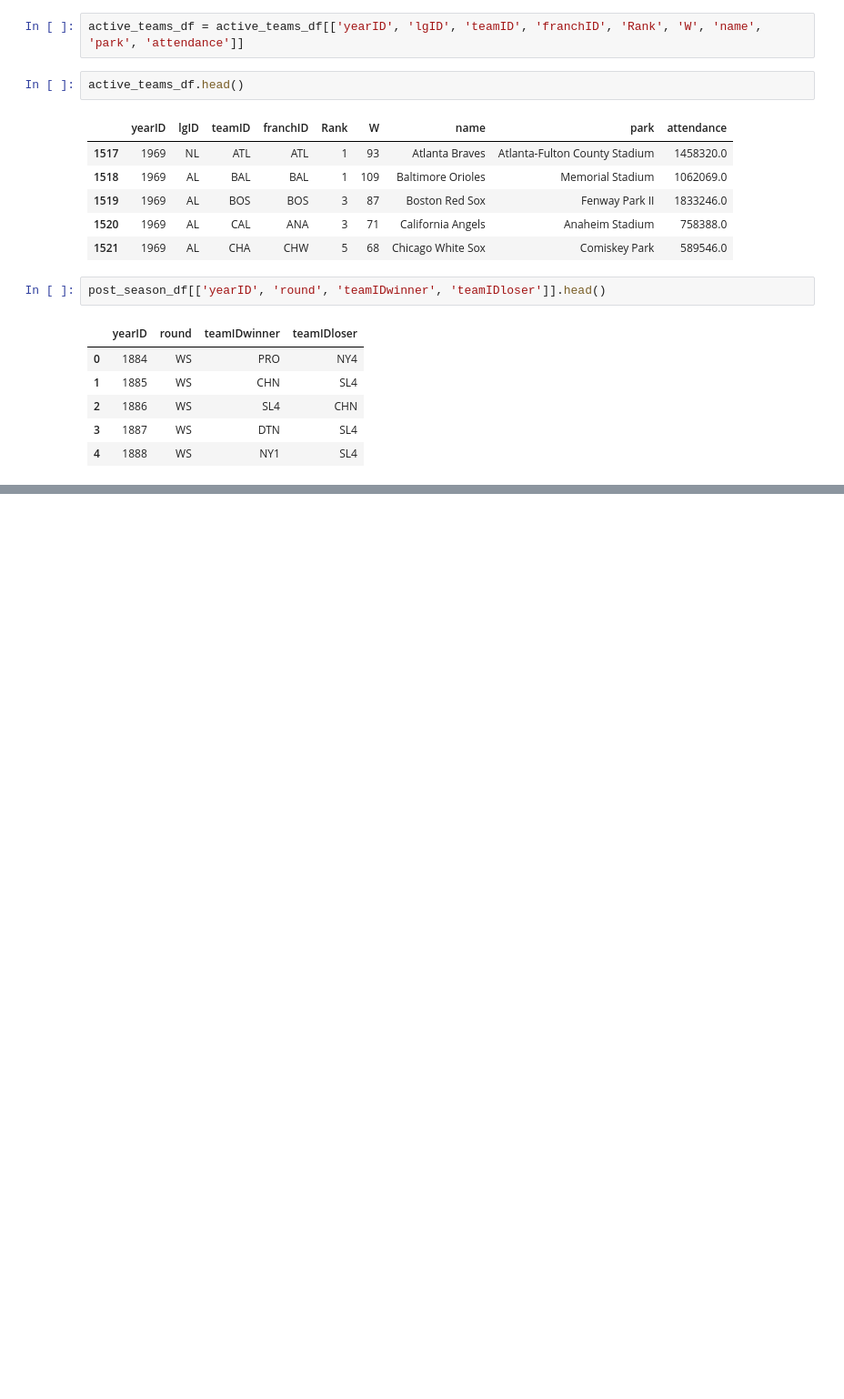
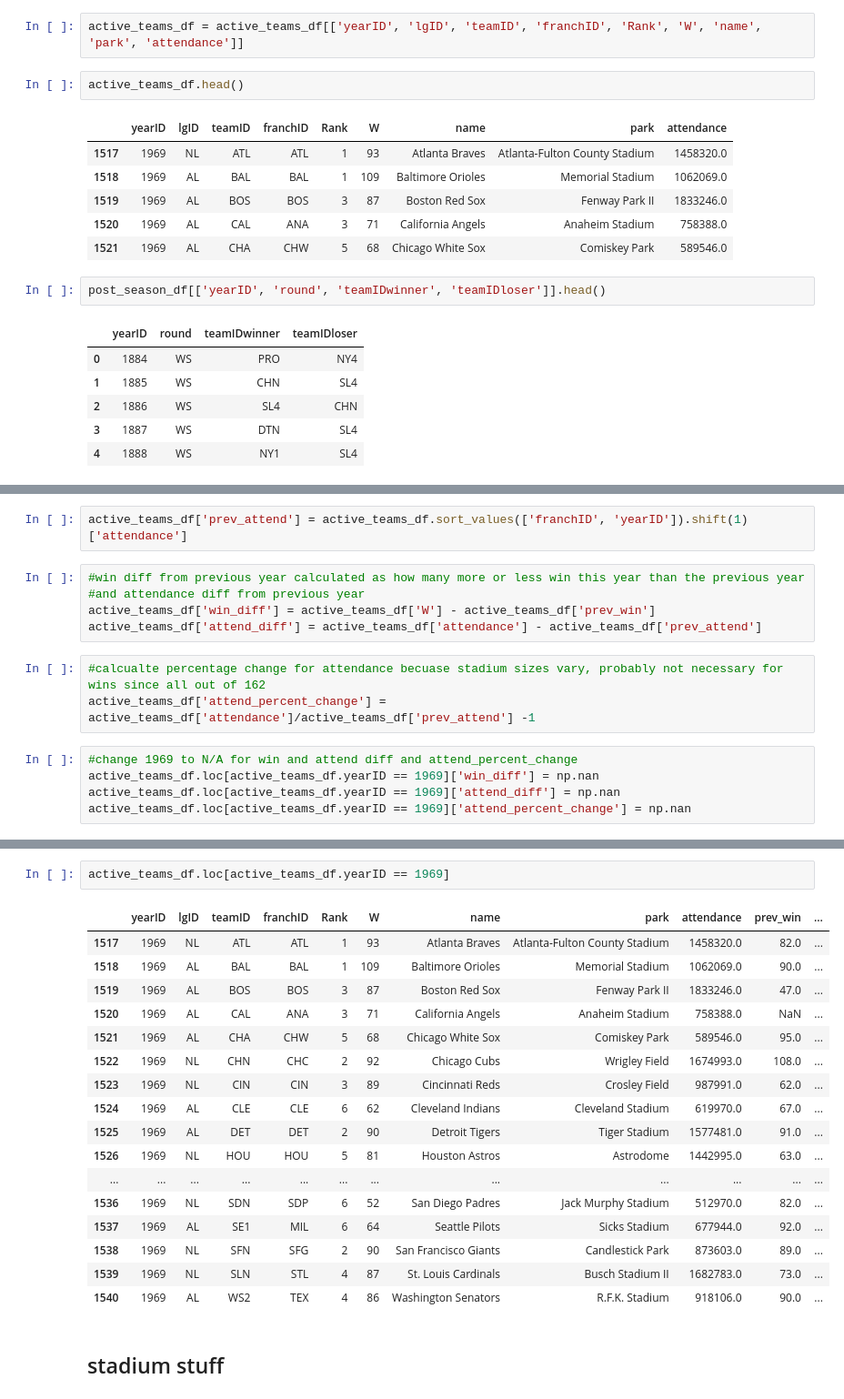
Before and after one commit to alan-flint/MLB-Visualization, a Jupyter notebook: code/rushil_historical_sandbox.ipynb, the cells around one changed output, grey strips where cells are left out. Shown at 91% size. Drawn from its saved outputs; the diff is of its cells as text; blank space fills up the shorter version.

Commit message:
added in deltas for wins and attendance YoY in MLB

```diff
--- a/code/rushil_historical_sandbox.ipynb
+++ b/code/rushil_historical_sandbox.ipynb
@@ -100,0 +108,15 @@ with_series
+# %%
+active_teams_df['prev_attend'] = active_teams_df.sort_values(['franchID', 'yearID']).shift(1)['attendance']
+# %%
+#win diff from previous year calculated as how many more or less win this year than the previous year
+#and attendance diff from previous year
+active_teams_df['win_diff'] = active_teams_df['W'] - active_teams_df['prev_win']
+active_teams_df['attend_diff'] = active_teams_df['attendance'] - active_teams_df['prev_attend']
+# %%
+#calcualte percentage change for attendance becuase stadium sizes vary, probably not necessary for wins since all out of 162
+active_teams_df['attend_percent_change'] = active_teams_df['attendance']/active_teams_df['prev_attend'] -1
+# %%
+#change 1969 to N/A for win and attend diff and attend_percent_change
+active_teams_df.loc[active_teams_df.yearID == 1969]['win_diff'] = np.nan
+active_teams_df.loc[active_teams_df.yearID == 1969]['attend_diff'] = np.nan
+active_teams_df.loc[active_teams_df.yearID == 1969]['attend_percent_change'] = np.nan
@@ -100,0 +139,23 @@ with_series
+# %%
+active_teams_df.loc[active_teams_df.yearID == 1969]
+# %% [output]
+|  | yearID | lgID | teamID | franchID | Rank | W | name | park | attendance | prev_win | ... |
+| 1517 | 1969 | NL | ATL | ATL | 1 | 93 | Atlanta Braves | Atlanta-Fulton County Stadium | 1458320.0 | 82.0 | ... |
+| 1518 | 1969 | AL | BAL | BAL | 1 | 109 | Baltimore Orioles | Memorial Stadium | 1062069.0 | 90.0 | ... |
+| 1519 | 1969 | AL | BOS | BOS | 3 | 87 | Boston Red Sox | Fenway Park II | 1833246.0 | 47.0 | ... |
+| 1520 | 1969 | AL | CAL | ANA | 3 | 71 | California Angels | Anaheim Stadium | 758388.0 | NaN | ... |
+| 1521 | 1969 | AL | CHA | CHW | 5 | 68 | Chicago White Sox | Comiskey Park | 589546.0 | 95.0 | ... |
+| 1522 | 1969 | NL | CHN | CHC | 2 | 92 | Chicago Cubs | Wrigley Field | 1674993.0 | 108.0 | ... |
+| 1523 | 1969 | NL | CIN | CIN | 3 | 89 | Cincinnati Reds | Crosley Field | 987991.0 | 62.0 | ... |
+| 1524 | 1969 | AL | CLE | CLE | 6 | 62 | Cleveland Indians | Cleveland Stadium | 619970.0 | 67.0 | ... |
+| 1525 | 1969 | AL | DET | DET | 2 | 90 | Detroit Tigers | Tiger Stadium | 1577481.0 | 91.0 | ... |
+| 1526 | 1969 | NL | HOU | HOU | 5 | 81 | Houston Astros | Astrodome | 1442995.0 | 63.0 | ... |
+| ... | ... | ... | ... | ... | ... | ... | ... | ... | ... | ... | ... |
+| 1536 | 1969 | NL | SDN | SDP | 6 | 52 | San Diego Padres | Jack Murphy Stadium | 512970.0 | 82.0 | ... |
+| 1537 | 1969 | AL | SE1 | MIL | 6 | 64 | Seattle Pilots | Sicks Stadium | 677944.0 | 92.0 | ... |
+| 1538 | 1969 | NL | SFN | SFG | 2 | 90 | San Francisco Giants | Candlestick Park | 873603.0 | 89.0 | ... |
+| 1539 | 1969 | NL | SLN | STL | 4 | 87 | St. Louis Cardinals | Busch Stadium II | 1682783.0 | 73.0 | ... |
+| 1540 | 1969 | AL | WS2 | TEX | 4 | 86 | Washington Senators | R.F.K. Stadium | 918106.0 | 90.0 | ... |
+# %% [markdown]
+stadium stuff
+---
```
Also changed, not shown: parts of 10 cells of this notebook.
